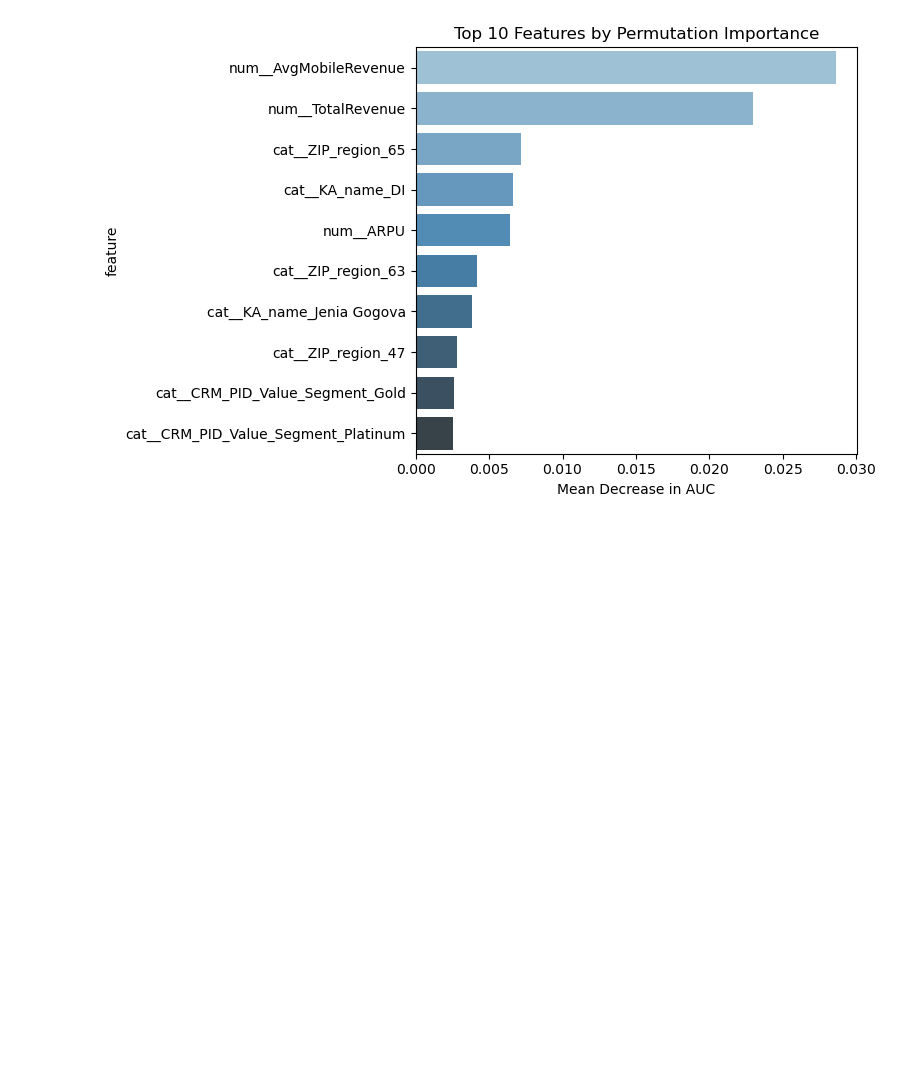
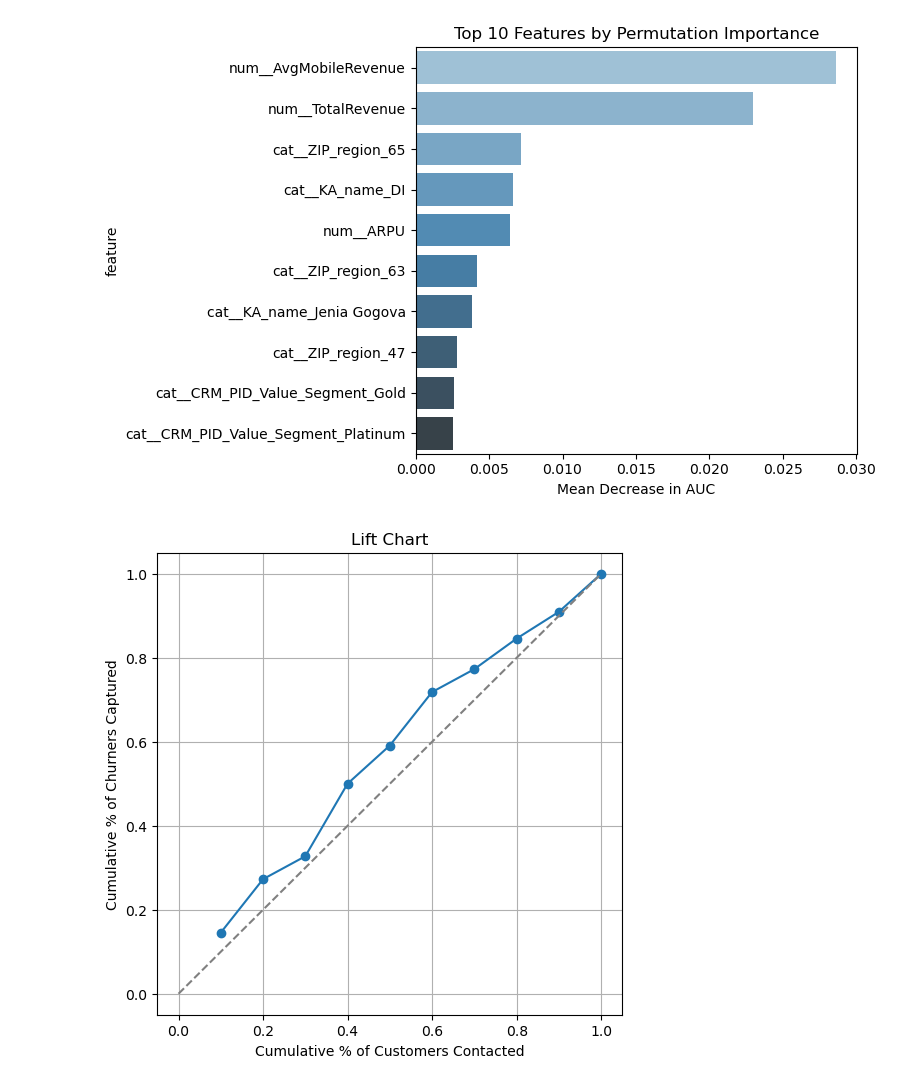
Before and after one commit to mwinsa01/NguyenMwinjuma_Business_Telecom_Customers_Churn, a Jupyter notebook: DS325_final_project.ipynb, the cells around one changed output. Cells and saved outputs as stored; diff of their text form; code cells hidden in the pictures; blank space fills up the shorter version.

```diff
--- a/DS325_final_project.ipynb
+++ b/DS325_final_project.ipynb
@@ -701,3 +767,42 @@ Passing `palette` without assigning `hue` is deprecated and will be removed in v
 
   sns.barplot(
 [figure]
+# %%
+best_pipeline = rs_rf.best_estimator_   # this is the full Pipeline(prep → classifier)
+
+# 1. Score the test set
+df_scores = X_test.copy()
+df_scores['y_true']  = y_test.values
+df_scores['y_score'] = best_pipeline.predict_proba(X_test)[:, 1]
+
+# 2. Assign deciles (1 = highest risk)
+df_scores['decile'] = pd.qcut(df_scores['y_score'], 10, labels=False, duplicates='drop') + 1
+
+# 3. Aggregate churn rate & counts per decile
+decile_stats = (
+    df_scores
+      .groupby('decile')
+      .agg(
+        churn_rate=('y_true','mean'),
+        count=('y_true','size')
+      )
+      .sort_index(ascending=False)
+      .reset_index()
+)
+
+# 4. Plot Lift Chart
+decile_stats['cum_churns']   = decile_stats['churn_rate'] * decile_stats['count']
+decile_stats['cum_churn_pct']= decile_stats['cum_churns'].cumsum() / df_scores['y_true'].sum()
+decile_stats['cum_cust_pct'] = decile_stats['count'].cumsum()   / df_scores.shape[0]
+
+import matplotlib.pyplot as plt
+plt.figure(figsize=(6,6))
+plt.plot(decile_stats['cum_cust_pct'], decile_stats['cum_churn_pct'], marker='o')
+plt.plot([0,1], [0,1], linestyle='--', color='gray')  # random baseline
+plt.title('Lift Chart')
+plt.xlabel('Cumulative % of Customers Contacted')
+plt.ylabel('Cumulative % of Churners Captured')
+plt.grid(True)
+plt.show()
+# %% [output]
+[figure, added]
```
Also changed, not shown: parts of 3 cells of this notebook.
